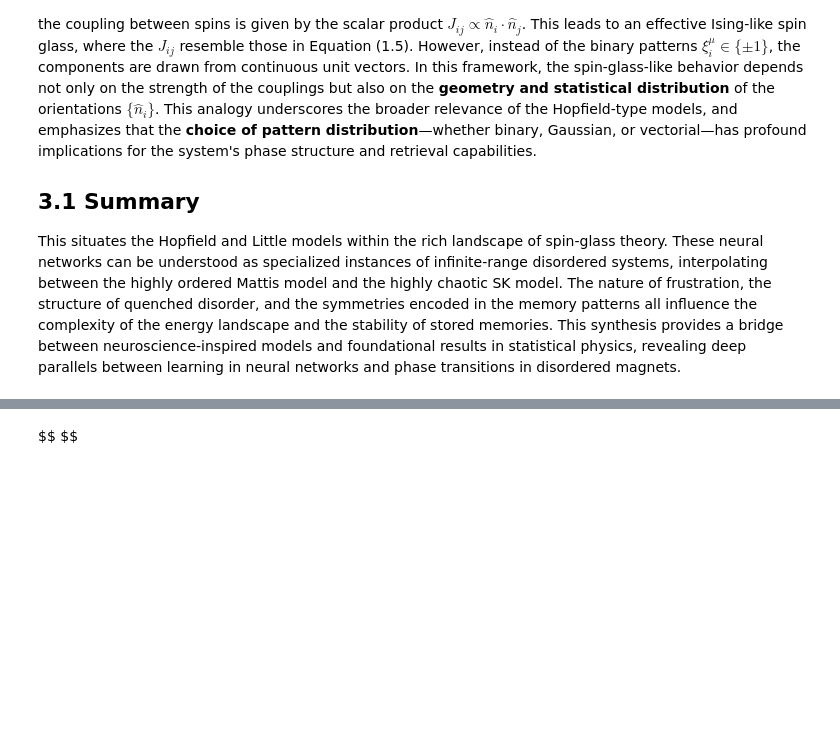
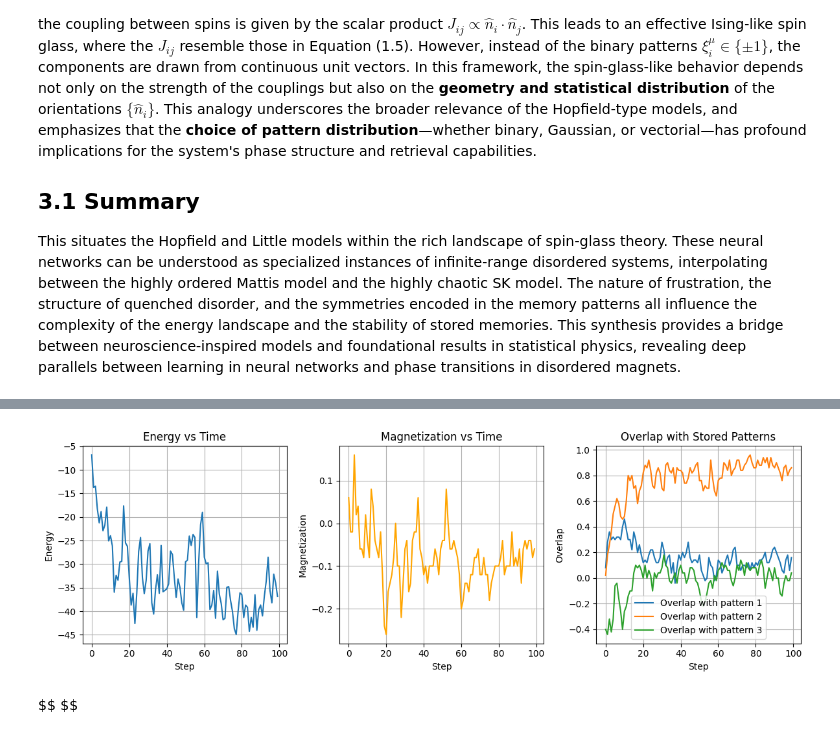
Before and after one commit to dvoils/neural-network-experiments, a Jupyter notebook: energy.ipynb, the cells around one changed output, grey strips where cells are left out. Saved outputs shown, nothing was run; the diff lists cells and outputs as text; code cells hidden in the pictures; blank space fills up the shorter version.

Commit message:
Glauber dynamics

```diff
--- a/energy.ipynb
+++ b/energy.ipynb
@@ -436,3 +500,91 @@ This situates the Hopfield and Little models within the rich landscape of spin-g
+# %%
+import numpy as np
+import matplotlib.pyplot as plt
+
+# Parameters
+N = 100             # Number of neurons
+p = 3               # Number of patterns
+beta = 1.5          # Inverse temperature (β = 1/T)
+steps = 100         # Number of update sweeps
+
+# Generate random patterns (each pattern is a binary vector of -1 or 1)
+patterns = np.random.choice([-1, 1], size=(p, N))
+
+# Hebbian learning rule (Eq. 1.5)
+J = np.zeros((N, N))
+for mu in range(p):
+    J += np.outer(patterns[mu], patterns[mu])
+J /= N
+np.fill_diagonal(J, 0)  # Remove self-connections
+
+# Initialize random state
+S = np.random.choice([-1, 1], size=N)
+
+# Tracking
+energies = []
+magnetizations = []
+overlaps = []
+
+# Energy function (Eq. 1.3)
+def energy(S):
+    return -0.5 * S @ J @ S
+
+# Overlap with each stored pattern
+def compute_overlaps(S, patterns):
+    return [(1/N) * np.dot(S, xi) for xi in patterns]
+
+# Glauber dynamics update (Eq. 2.1)
+def glauber_step(S, beta):
+    for _ in range(N):
+        i = np.random.randint(N)
+        h_i = np.dot(J[i], S)
+        prob = 1 / (1 + np.exp(-2 * beta * h_i))
+        S[i] = 1 if np.random.rand() < prob else -1
+    return S
+
+# Simulation loop
+for step in range(steps):
+    S = glauber_step(S, beta)
+    energies.append(energy(S))
+    magnetizations.append(np.mean(S))
+    overlaps.append(compute_overlaps(S, patterns))
+
+# Convert overlaps to array for easier plotting
+overlaps = np.array(overlaps)
+
+# Plotting
+plt.figure(figsize=(12, 4))
+
+# Energy plot
+plt.subplot(1, 3, 1)
+plt.plot(energies, label='Energy')
+plt.xlabel('Step')
+plt.ylabel('Energy')
+plt.title('Energy vs Time')
+plt.grid(True)
+
+# Magnetization plot
+plt.subplot(1, 3, 2)
+plt.plot(magnetizations, label='Magnetization', color='orange')
+plt.xlabel('Step')
+plt.ylabel('Magnetization')
+plt.title('Magnetization vs Time')
+plt.grid(True)
+
+# Overlap plot
+plt.subplot(1, 3, 3)
+for mu in range(p):
+    plt.plot(overlaps[:, mu], label=f'Overlap with pattern {mu+1}')
+plt.xlabel('Step')
+plt.ylabel('Overlap')
+plt.title('Overlap with Stored Patterns')
+plt.legend()
+plt.grid(True)
+
+plt.tight_layout()
+plt.show()
+# %% [output]
+[figure, added]
 # %% [markdown]
 $$
 $$
```
Also changed, not shown: parts of 1 cell of this notebook.
